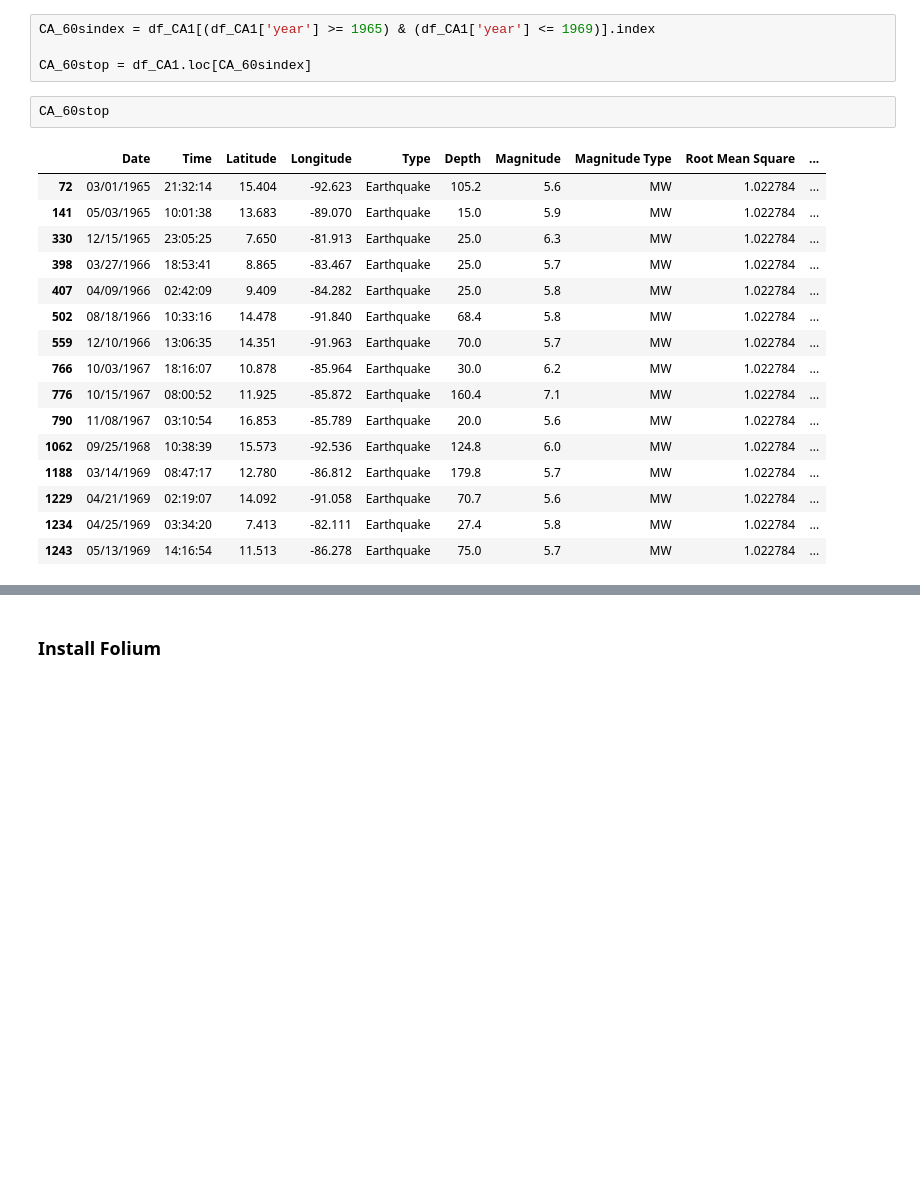
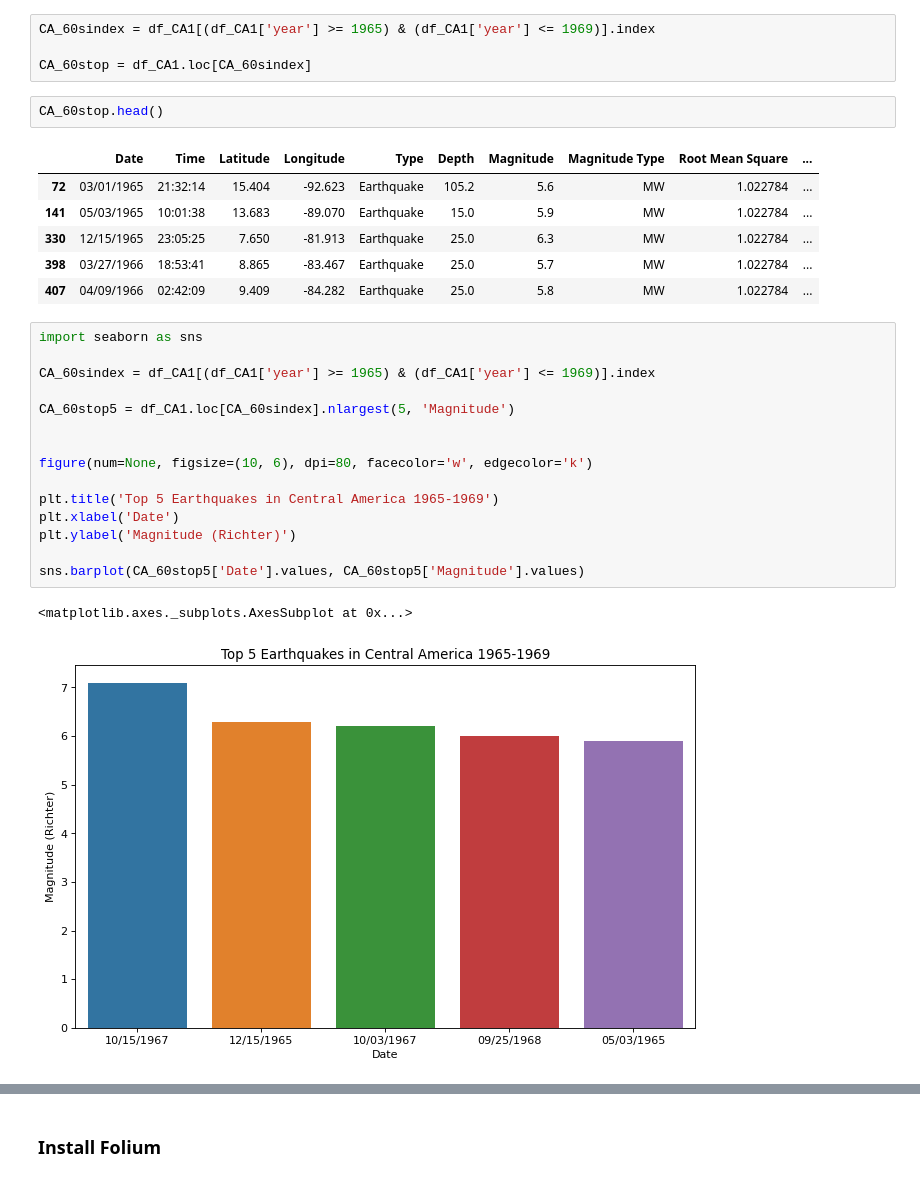
Before and after one commit to sotus30/Earthquakes_Central_America, a Jupyter notebook: Data Exploration 2.ipynb, the cells around one changed output, grey strips where cells are left out. Saved outputs shown, nothing was run; the diff lists cells and outputs as text; blank space fills up the shorter version.

```diff
--- a/Data Exploration 2.ipynb
+++ b/Data Exploration 2.ipynb
@@ -364,7 +364,7 @@ CA_60sindex = df_CA1[(df_CA1['year'] >= 1965) & (df_CA1['year'] <= 1969)].index
 
 CA_60stop = df_CA1.loc[CA_60sindex]
 # %%
-CA_60stop
+CA_60stop.head()
 # %% [output]
 |  | Date | Time | Latitude | Longitude | Type | Depth | Magnitude | Magnitude Type | Root Mean Square | ... |
 | 72 | 03/01/1965 | 21:32:14 | 15.404 | -92.623 | Earthquake | 105.2 | 5.6 | MW | 1.022784 | ... |
@@ -372,13 +372,21 @@ CA_60stop
 | 330 | 12/15/1965 | 23:05:25 | 7.650 | -81.913 | Earthquake | 25.0 | 6.3 | MW | 1.022784 | ... |
 | 398 | 03/27/1966 | 18:53:41 | 8.865 | -83.467 | Earthquake | 25.0 | 5.7 | MW | 1.022784 | ... |
 | 407 | 04/09/1966 | 02:42:09 | 9.409 | -84.282 | Earthquake | 25.0 | 5.8 | MW | 1.022784 | ... |
-| 502 | 08/18/1966 | 10:33:16 | 14.478 | -91.840 | Earthquake | 68.4 | 5.8 | MW | 1.022784 | ... |
-| 559 | 12/10/1966 | 13:06:35 | 14.351 | -91.963 | Earthquake | 70.0 | 5.7 | MW | 1.022784 | ... |
-| 766 | 10/03/1967 | 18:16:07 | 10.878 | -85.964 | Earthquake | 30.0 | 6.2 | MW | 1.022784 | ... |
-| 776 | 10/15/1967 | 08:00:52 | 11.925 | -85.872 | Earthquake | 160.4 | 7.1 | MW | 1.022784 | ... |
-| 790 | 11/08/1967 | 03:10:54 | 16.853 | -85.789 | Earthquake | 20.0 | 5.6 | MW | 1.022784 | ... |
-| 1062 | 09/25/1968 | 10:38:39 | 15.573 | -92.536 | Earthquake | 124.8 | 6.0 | MW | 1.022784 | ... |
-| 1188 | 03/14/1969 | 08:47:17 | 12.780 | -86.812 | Earthquake | 179.8 | 5.7 | MW | 1.022784 | ... |
-| 1229 | 04/21/1969 | 02:19:07 | 14.092 | -91.058 | Earthquake | 70.7 | 5.6 | MW | 1.022784 | ... |
-| 1234 | 04/25/1969 | 03:34:20 | 7.413 | -82.111 | Earthquake | 27.4 | 5.8 | MW | 1.022784 | ... |
-| 1243 | 05/13/1969 | 14:16:54 | 11.513 | -86.278 | Earthquake | 75.0 | 5.7 | MW | 1.022784 | ... |
+# %%
+import seaborn as sns
+
+CA_60sindex = df_CA1[(df_CA1['year'] >= 1965) & (df_CA1['year'] <= 1969)].index
+
+CA_60stop5 = df_CA1.loc[CA_60sindex].nlargest(5, 'Magnitude')
+
+
+figure(num=None, figsize=(10, 6), dpi=80, facecolor='w', edgecolor='k')
+
+plt.title('Top 5 Earthquakes in Central America 1965-1969')
+plt.xlabel('Date')
+plt.ylabel('Magnitude (Richter)')
+
+sns.barplot(CA_60stop5['Date'].values, CA_60stop5['Magnitude'].values)
+# %% [output]
+<matplotlib.axes._subplots.AxesSubplot at 0x...>
+[figure, added]
```
Also changed, not shown: parts of 14 cells of this notebook.
